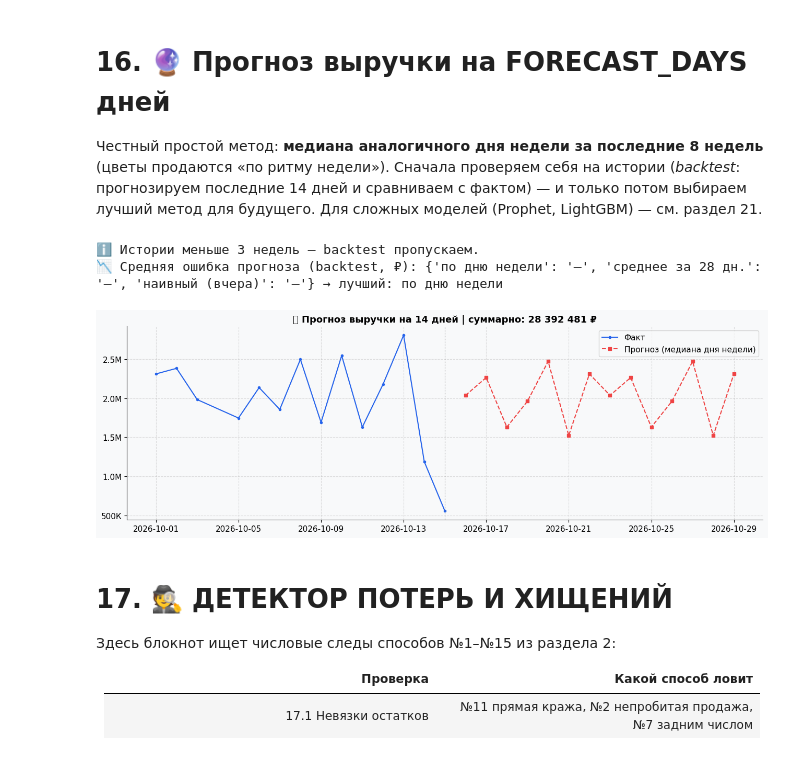
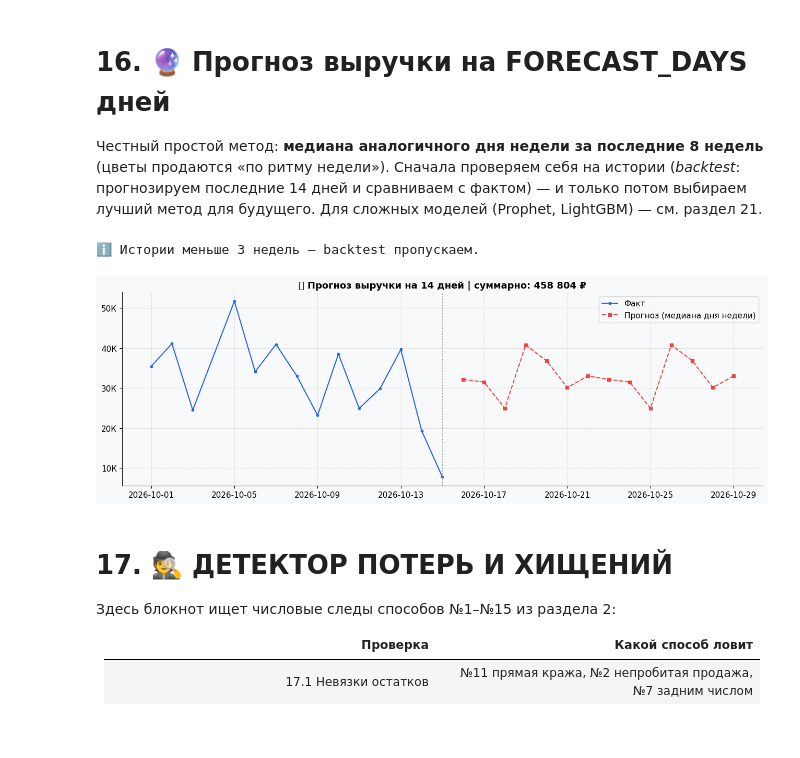
Before and after one commit to Kirill010/muzflowers_analysis, a Jupyter notebook: flowers_analysis.ipynb, the cells around one changed output. Saved outputs shown, nothing was run; the diff lists cells and outputs as text; code cells hidden in the pictures.

```diff
--- a/flowers_analysis.ipynb
+++ b/flowers_analysis.ipynb
@@ -510,11 +606,20 @@ def load_sales_prices(path):
     out = out[out['Товар'].str.len() > 2]
     out = out[~out['Товар'].str.lower().str.contains('товар/услуг|наименован|итого')]
     out = out.dropna(subset=['Кол-во'])
-    out = out.groupby('Товар', as_index=False).sum(numeric_only=True)
-    mask = out['Цена продажи'].isna()
-    out.loc[mask, 'Цена продажи'] = np.where(out.loc[mask,'Кол-во']>0,
-                                             out.loc[mask,'Выручка']/out.loc[mask,'Кол-во'], np.nan)
+    # ВАЖНО: цены НЕЛЬЗЯ суммировать (раньше цена одного товара из нескольких строк складывалась и
+    # получалась завышенной). Считаем средневзвешенную цену = Выручка / Количество.
+    out['Товар'] = out['Товар'].map(clean_item)
+    out = out.groupby('Товар', as_index=False).agg(**{
+        'Кол-во': ('Кол-во', 'sum'),
+        'Выручка': ('Выручка', lambda s: s.sum(min_count=1)),
+        'Цена_строки': ('Цена продажи', 'mean'),
+        'Себестоимость, сумма': ('Себестоимость, сумма', lambda s: s.sum(min_count=1)),
+    })
+    out['Цена продажи'] = np.where((out['Кол-во'] > 0) & out['Выручка'].notna(),
+                                   out['Выручка'] / out['Кол-во'].where(out['Кол-во'] > 0), out['Цена_строки'])
+    out = out.drop(columns='Цена_строки')
     out = out[out['Цена продажи'].notna() & (out['Цена продажи']>0)].copy()
+    out['Выручка'] = out['Выручка'].fillna(out['Цена продажи'] * out['Кол-во'])
     out['key'] = out['Товар'].map(norm_name)
     return out
 
@@ -738,6 +841,9 @@ if 'Списания' in extra:
     ncol = next((c for c in sb.columns if any(w in norm_name(c) for w in ['наименован','товар'])), None)
     qcol = next((c for c in sb.columns if norm_name(c) in ('кол-во','количество') or 'кол-в' in norm_name(c) or 'колич' in norm_name(c)), None)
     scol = next((c for c in sb.columns if norm_name(c) in ('итого','сумма') or 'сумм' in norm_name(c)), None)
+    # если первая «сумма» оказалась пустой — берём первую колонку со словами итого/сумма/стоимость, где есть деньги
+    _scands = [c for c in sb.columns if any(w in norm_name(c) for w in ('итого','сумм','стоим'))]
+    scol = next((c for c in _scands if to_num(sb[c]).fillna(0).abs().sum() > 0), scol)
     ocol = next((c for c in sb.columns if norm_name(c)=='владелец'), None)
     if ocol is None:  # в некоторых выгрузках ответственный называется иначе
         ocol = next((c for c in sb.columns if any(w in norm_name(c) for w in ['ответств','сотрудник','автор'])), None)
@@ -1019,7 +1129,7 @@ plt.tight_layout(); plt.show()
 # %%
 def holidays_for_year(y):
     nov30 = pd.Timestamp(y,11,30)
-    mothers = nov30 - pd.Timedelta(days=nov30.dayofweek)
+    mothers = nov30 - pd.Timedelta(days=(nov30.dayofweek + 1) % 7)   # последнее воскресенье ноября
     return {'14 февраля': (pd.Timestamp(y,2,10), pd.Timestamp(y,2,14)),
             '23 февраля': (pd.Timestamp(y,2,21), pd.Timestamp(y,2,23)),
             '8 марта':    (pd.Timestamp(y,3,2),  pd.Timestamp(y,3,8)),
@@ -1476,36 +1610,37 @@ else:
 series = daily.set_index('День')['Выручка'].asfreq('D')
 hist = series.dropna()
 
 def predict_dow(h, target, weeks=8):
     same = h[(h.index.dayofweek==target.dayofweek) & (h.index >= target-pd.Timedelta(weeks=weeks))]
     if len(same)==0: same = h[h.index.dayofweek==target.dayofweek]
     return same.median() if len(same) else h.mean()
 
 bt_dates = hist.index[-14:] if len(hist) >= 21 else hist.index[:0]
 err = {}
 if len(bt_dates)==0:
     print('ℹ️ Истории меньше 3 недель — backtest пропускаем.')
 for name, fn in [('по дню недели', lambda h,t: predict_dow(h,t)),
                  ('среднее за 28 дн.', lambda h,t: h.tail(28).mean()),
                  ('наивный (вчера)', lambda h,t: h.iloc[-1])]:
+    if len(bt_dates) == 0: break
     preds = [fn(hist[hist.index<d], d) for d in bt_dates]
     err[name] = np.mean(np.abs(np.array(preds)-hist.loc[bt_dates].values))
 best = min(err, key=err.get) if err else '—'
-print('📉 Средняя ошибка прогноза (backtest, ₽):', {k: rub(v) for k,v in err.items()}, f'→ лучший: {best}')
+if err:
+    print('📉 Средняя ошибка прогноза (backtest, ₽):', {k: rub(v) for k,v in err.items()}, f'→ лучший: {best}')
 
 future = pd.date_range(series.index.max()+pd.Timedelta(days=1), periods=FORECAST_DAYS, freq='D')
 fc = pd.Series([predict_dow(hist,d) for d in future], index=future)
 fig, ax = plt.subplots(figsize=(13,4.5))
 ax.plot(hist.index, hist.values, marker='o', ms=3, color=PALETTE[0], label='Факт')
 ax.plot(fc.index, fc.values, marker='s', ms=5, color=PALETTE[3], ls='--', label='Прогноз (медиана дня недели)')
 ax.axvline(series.index.max(), color='gray', lw=.8, ls=':')
 ax.yaxis.set_major_formatter(mticker.FuncFormatter(fmt_rub_axis)); ax.legend()
 ax.set_title(f'🔮 Прогноз выручки на {FORECAST_DAYS} дней | суммарно: {rub(fc.sum())}')
 plt.tight_layout(); plt.show()
 # %% [output]
 ℹ️ Истории меньше 3 недель — backtest пропускаем.
-📉 Средняя ошибка прогноза (backtest, ₽): {'по дню недели': '—', 'среднее за 28 дн.': '—', 'наивный (вчера)': '—'} → лучший: по дню недели
-[figure, old version]
+[figure, new version]
 # %% [markdown]
 <a id='шаг17'></a>
 # 17. 🕵️ ДЕТЕКТОР ПОТЕРЬ И ХИЩЕНИЙ
```
Also changed, not shown: parts of 21 cells of this notebook.
